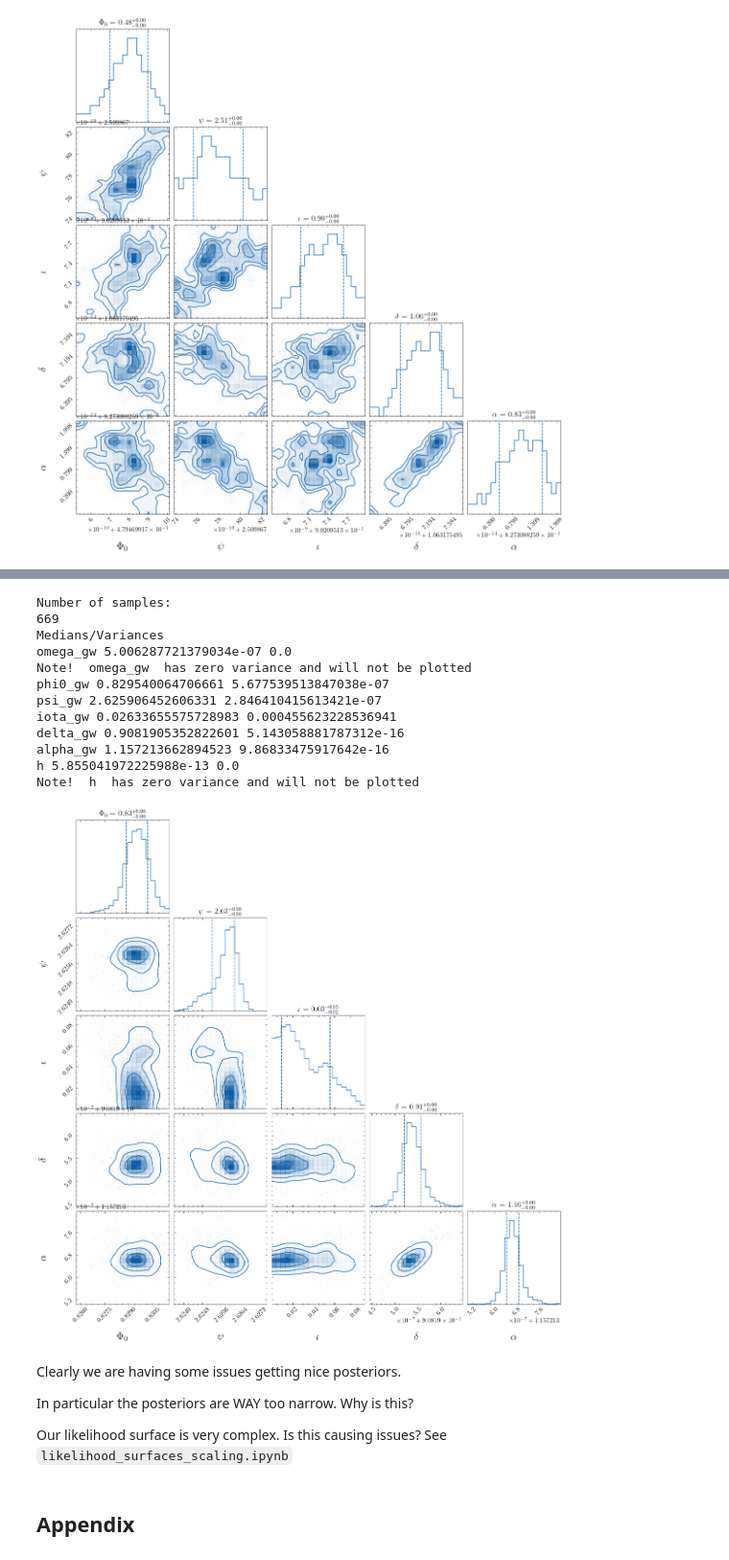
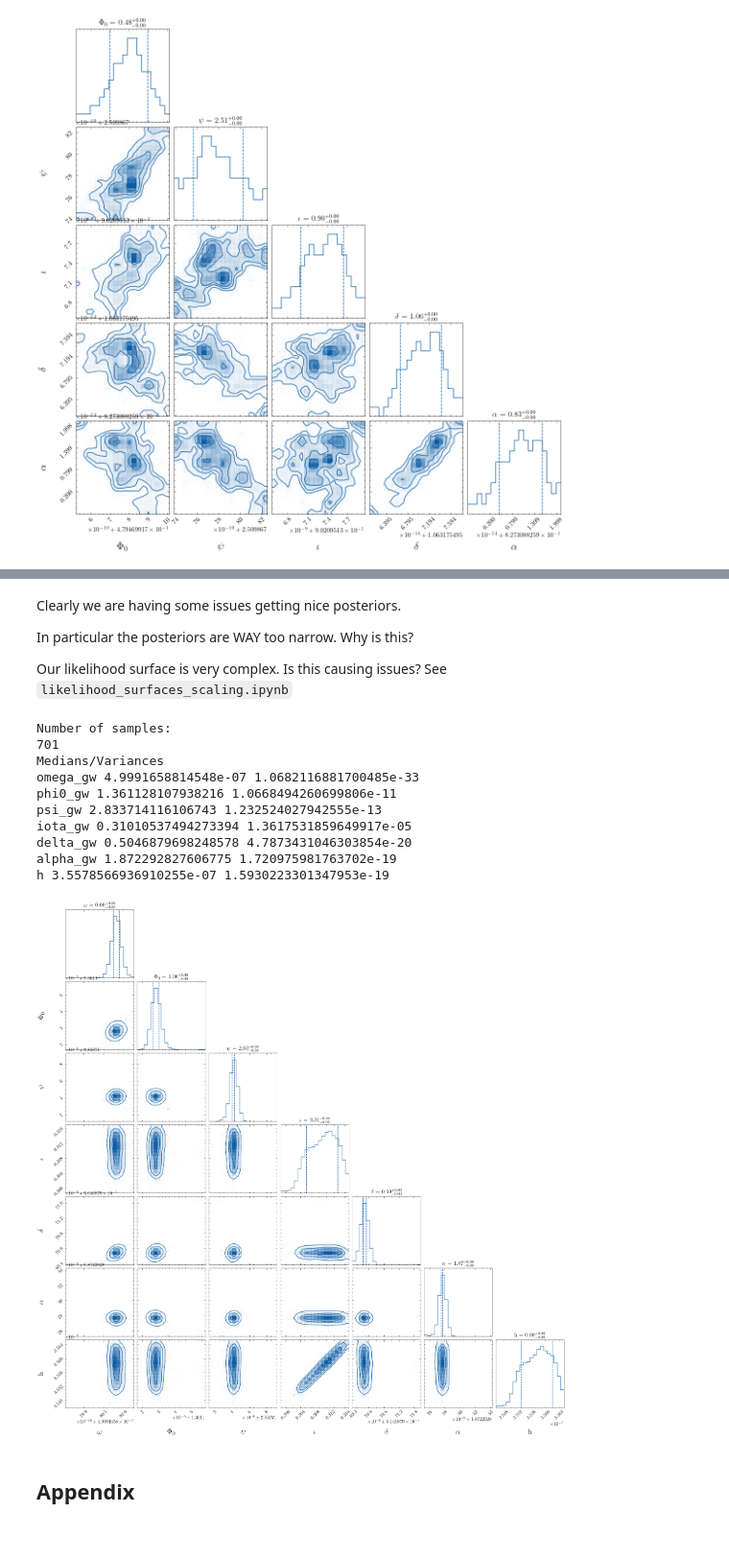
Before and after one commit to tomkimpson/StateSpacePTA, a Jupyter notebook: notebooks/small_strains.ipynb, the cells around one changed output, grey strips where cells are left out. Shown: that part at 96% size. Cells and saved outputs as stored; diff of their text form; code cells hidden in the pictures.

```diff
--- a/notebooks/small_strains.ipynb
+++ b/notebooks/small_strains.ipynb
@@ -284,38 +253,36 @@ WARNING:root:Too few points to create valid contours
-# %%
-from plotting import plot_custom_corner
-import numpy as np
-
-path = "../data/nested_sampling/wednesday_12_result.json"
-
-
-
-injection_parameters = [5e-7,0.20,2.50,1.0,1.0,1.0,1e-10]
-labels = [r'$\omega$',r'$\Phi_0$',r'$\psi$',r'$\iota$', r'$\delta$',r'$\alpha$',r'h']
-variables_to_plot = ["omega_gw","phi0_gw","psi_gw","iota_gw","delta_gw","alpha_gw", "h"]
-
-ranges=None
-axes_scales=None
-
-plot_custom_corner(path,variables_to_plot,labels,injection_parameters,ranges,axes_scales,savefig=None)
-# %% [output]
-Number of samples:
-669
-Medians/Variances
-omega_gw 5.006287721379034e-07 0.0
-Note!  omega_gw  has zero variance and will not be plotted
-phi0_gw 0.829540064706661 5.677539513847038e-07
-psi_gw 2.625906452606331 2.846410415613421e-07
-iota_gw 0.02633655575728983 0.000455623228536941
-delta_gw 0.9081905352822601 5.143058881787312e-16
-alpha_gw 1.157213662894523 9.86833475917642e-16
-h 5.855041972225988e-13 0.0
-Note!  h  has zero variance and will not be plotted
-[figure, removed]
 # %% [markdown]
 Clearly we are having some issues getting nice posteriors.
 
 In particular the posteriors are WAY too narrow. Why is this?
 
 Our likelihood surface is very complex. Is this causing issues? See `likelihood_surfaces_scaling.ipynb`
+# %%
+from plotting import plot_custom_corner
+import numpy as np
+
+path = "../data/nested_sampling/cauchy_04_result.json" #(h=1e-10,σm=1e-12,σp=1e-15,Npsr=20)
+
+
+
+injection_parameters = [5e-7,0.20,2.50,1.0,1.0,1.0,1e-10]
+labels = [r'$\omega$',r'$\Phi_0$',r'$\psi$',r'$\iota$', r'$\delta$',r'$\alpha$',r'h']
+variables_to_plot = ["omega_gw","phi0_gw","psi_gw","iota_gw","delta_gw","alpha_gw", "h"]
+
+ranges=None
+axes_scales=None
+
+plot_custom_corner(path,variables_to_plot,labels,injection_parameters,ranges,axes_scales,savefig=None)
+# %% [output]
+Number of samples:
+701
+Medians/Variances
+omega_gw 4.9991658814548e-07 1.0682116881700485e-33
+phi0_gw 1.361128107938216 1.0668494260699806e-11
+psi_gw 2.833714116106743 1.232524027942555e-13
+iota_gw 0.31010537494273394 1.3617531859649917e-05
+delta_gw 0.5046879698248578 4.7873431046303854e-20
+alpha_gw 1.872292827606775 1.720975981763702e-19
+h 3.5578566936910255e-07 1.5930223301347953e-19
+[figure, added]
 # %% [markdown]
 ## Appendix
```
Also changed, not shown: parts of 1 cell of this notebook, 2 other files.
